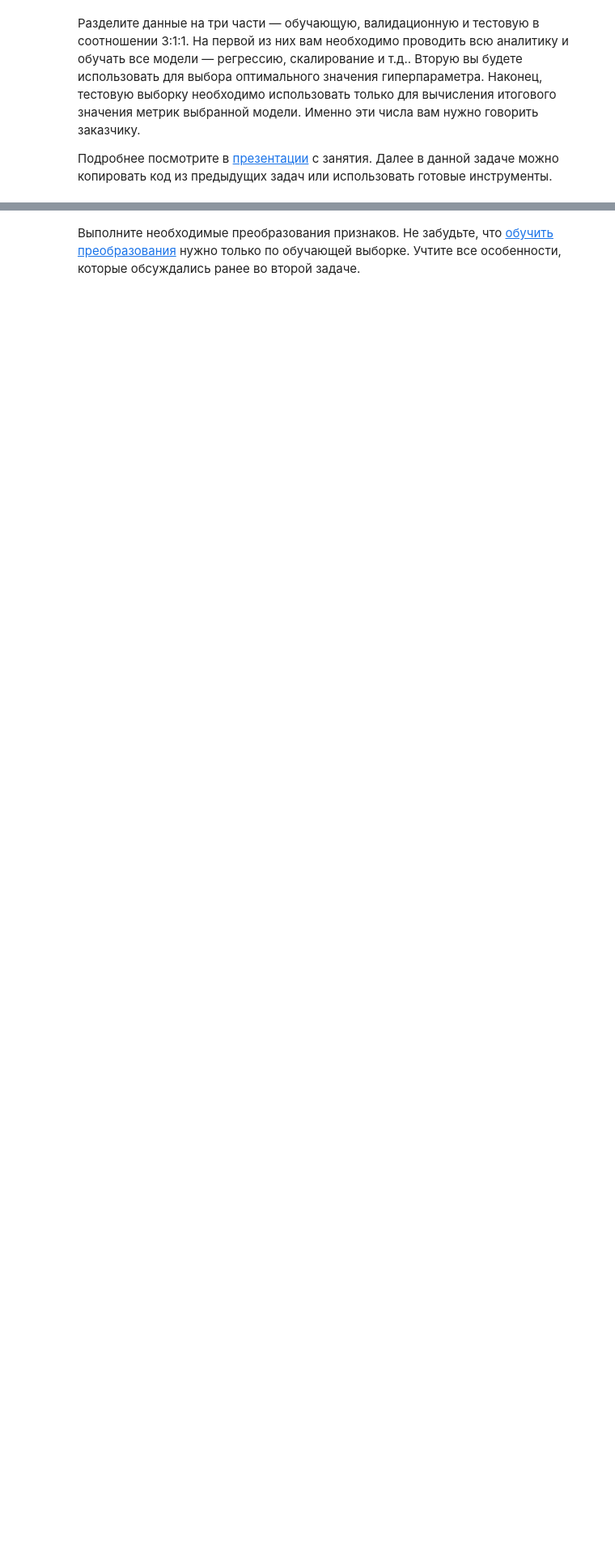
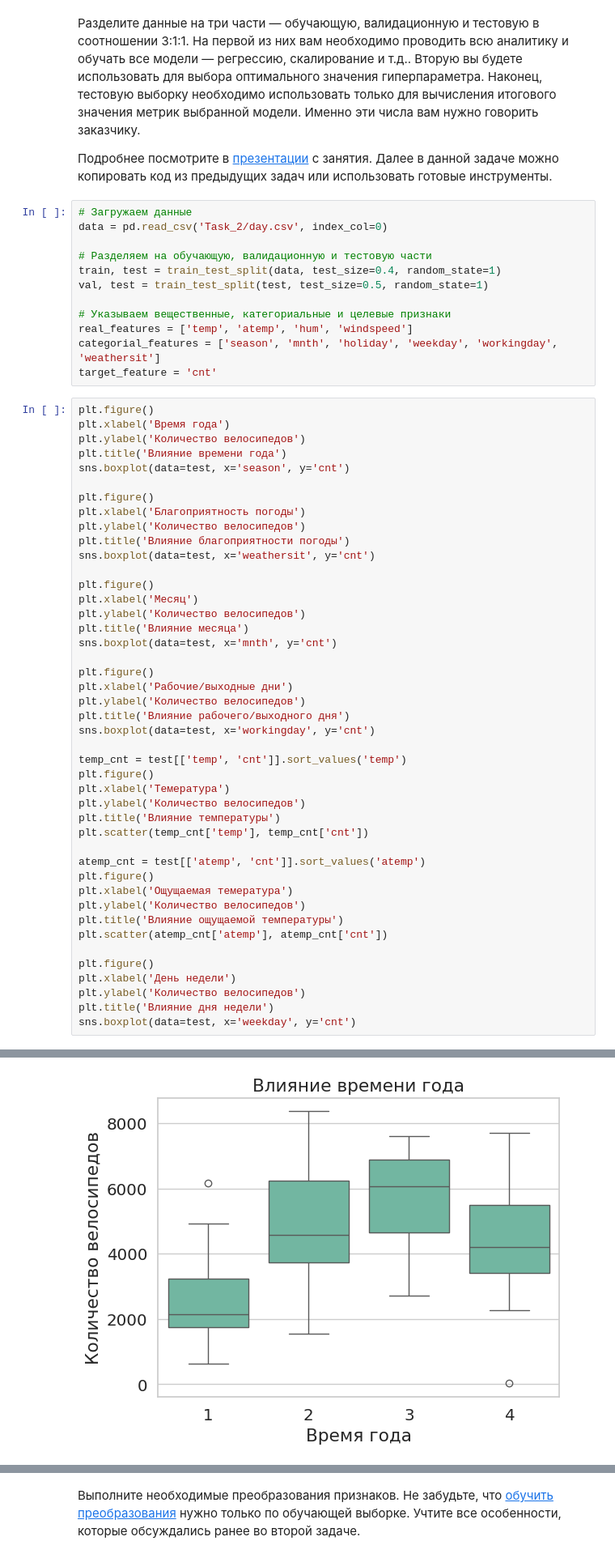
Before and after one commit to andreykirkicha/DataAnalysis_MIPT-course, a Jupyter notebook: Work_03/task3.ipynb, the cells around one changed output, grey strips where cells are left out. Shown at 81% size. Drawn from its saved outputs; the diff is of its cells as text; blank space fills up the shorter version.

```diff
--- a/Work_03/task3.ipynb
+++ b/Work_03/task3.ipynb
@@ -246,3 +523,60 @@ class RidgeRegression:
 Разделите данные на три части &mdash; обучающую, валидационную и тестовую в соотношении 3:1:1. На первой из них вам необходимо проводить всю аналитику и обучать все модели &mdash; регрессию, скалирование и т.д.. Вторую вы будете использовать для выбора оптимального значения гиперпараметра. Наконец, тестовую выборку необходимо использовать только для вычисления итогового значения метрик выбранной модели. Именно эти числа вам нужно говорить заказчику.
 
 Подробнее посмотрите в <a href="https://miptstats.github.io/courses/ad_fivt/lecture3_3.pdf">презентации</a> с занятия. Далее в данной задаче можно копировать код из предыдущих задач или использовать готовые инструменты.
+# %%
+# Загружаем данные
+data = pd.read_csv('Task_2/day.csv', index_col=0)
+
+# Разделяем на обучающую, валидационную и тестовую части
+train, test = train_test_split(data, test_size=0.4, random_state=1)
+val, test = train_test_split(test, test_size=0.5, random_state=1)
+
+# Указываем вещественные, категориальные и целевые признаки
+real_features = ['temp', 'atemp', 'hum', 'windspeed']
+categorial_features = ['season', 'mnth', 'holiday', 'weekday', 'workingday', 'weathersit']
+target_feature = 'cnt'
+# %%
+plt.figure()
+plt.xlabel('Время года')
+plt.ylabel('Количество велосипедов')
+plt.title('Влияние времени года')
+sns.boxplot(data=test, x='season', y='cnt')
+
+plt.figure()
+plt.xlabel('Благоприятность погоды')
+plt.ylabel('Количество велосипедов')
+plt.title('Влияние благоприятности погоды')
+sns.boxplot(data=test, x='weathersit', y='cnt')
+
+plt.figure()
+plt.xlabel('Месяц')
+plt.ylabel('Количество велосипедов')
+plt.title('Влияние месяца')
+sns.boxplot(data=test, x='mnth', y='cnt')
+
+plt.figure()
+plt.xlabel('Рабочие/выходные дни')
+plt.ylabel('Количество велосипедов')
+plt.title('Влияние рабочего/выходного дня')
+sns.boxplot(data=test, x='workingday', y='cnt')
+
+temp_cnt = test[['temp', 'cnt']].sort_values('temp')
+plt.figure()
+plt.xlabel('Темература')
+plt.ylabel('Количество велосипедов')
+plt.title('Влияние температуры')
+plt.scatter(temp_cnt['temp'], temp_cnt['cnt'])
+
+atemp_cnt = test[['atemp', 'cnt']].sort_values('atemp')
+plt.figure()
+plt.xlabel('Ощущаемая темература')
+plt.ylabel('Количество велосипедов')
+plt.title('Влияние ощущаемой температуры')
+plt.scatter(atemp_cnt['atemp'], atemp_cnt['cnt'])
+
+plt.figure()
+plt.xlabel('День недели')
+plt.ylabel('Количество велосипедов')
+plt.title('Влияние дня недели')
+sns.boxplot(data=test, x='weekday', y='cnt')
+# %% [output]
@@ -248,0 +584 @@ class RidgeRegression:
+[figure, added]
```
Also changed, not shown: parts of 33 cells of this notebook.
